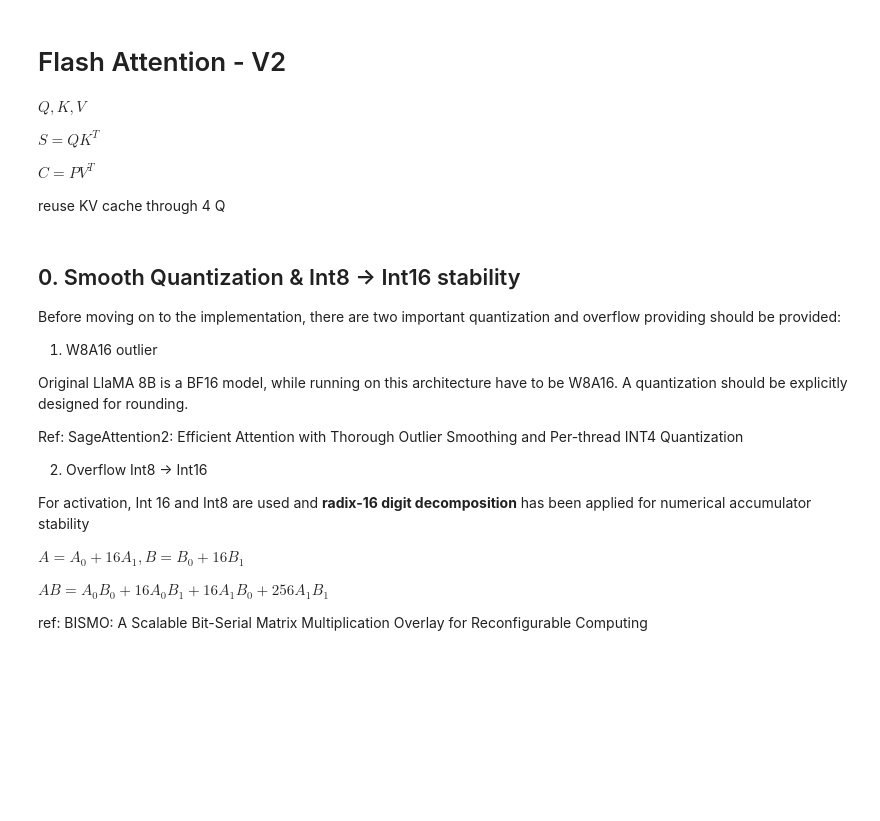
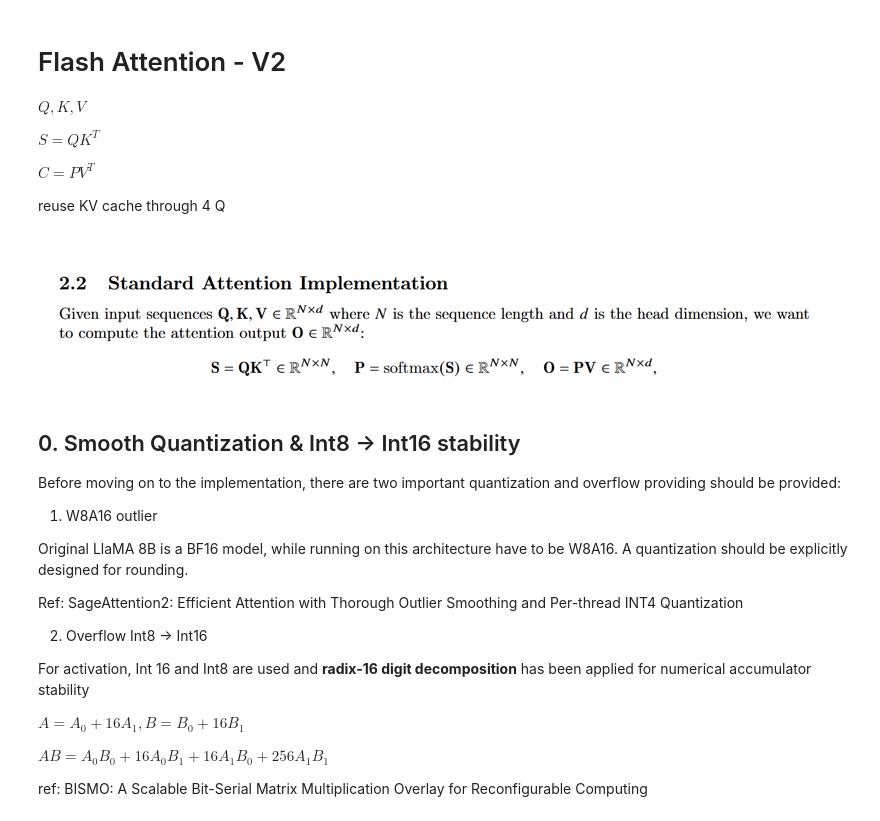
Before and after one commit to raulniconico/Flash-Attention-Assignment, a Jupyter notebook: 3.flash_attention.ipynb, the cells around one changed output. Drawn from its saved outputs; the diff is of its cells as text; code cells hidden in the pictures; blank space fills up the shorter version.

```diff
--- a/3.flash_attention.ipynb
+++ b/3.flash_attention.ipynb
@@ -11,10 +11,14 @@ reuse KV cache through 4 Q
 # %%
 import sys
 if "code" not in sys.path: sys.path.insert(0, "code")   # model modules live in code/
 from helper import plot
 from fa import flash_attention, flash_attention_vanilla, flash_decode , _array_matmul, _balanced_split
 from tile_model import Hardware, DMA, VCPU, SA1, SA2
 from analytical_model import analytical
+
+plot("img/fa2_simple.png", 800)
+# %% [output]
+[figure, added]
 # %% [markdown]
 ## 0. Smooth Quantization & Int8 -> Int16 stability
 
```
Also changed, not shown: 8 other files.
